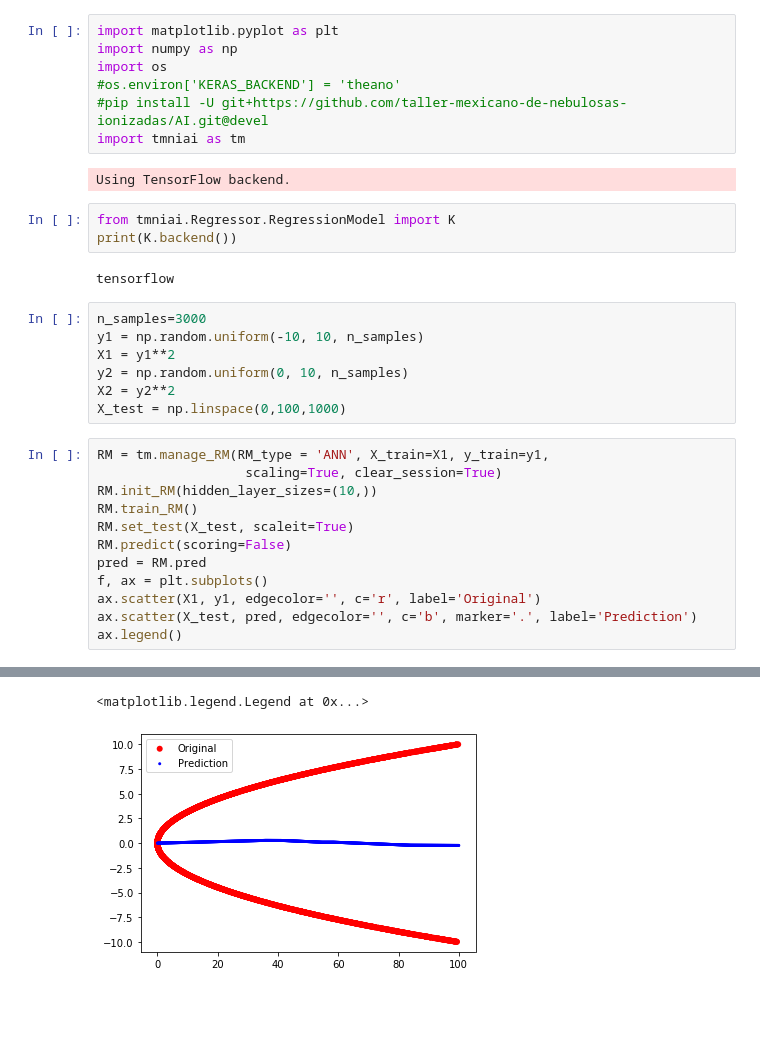
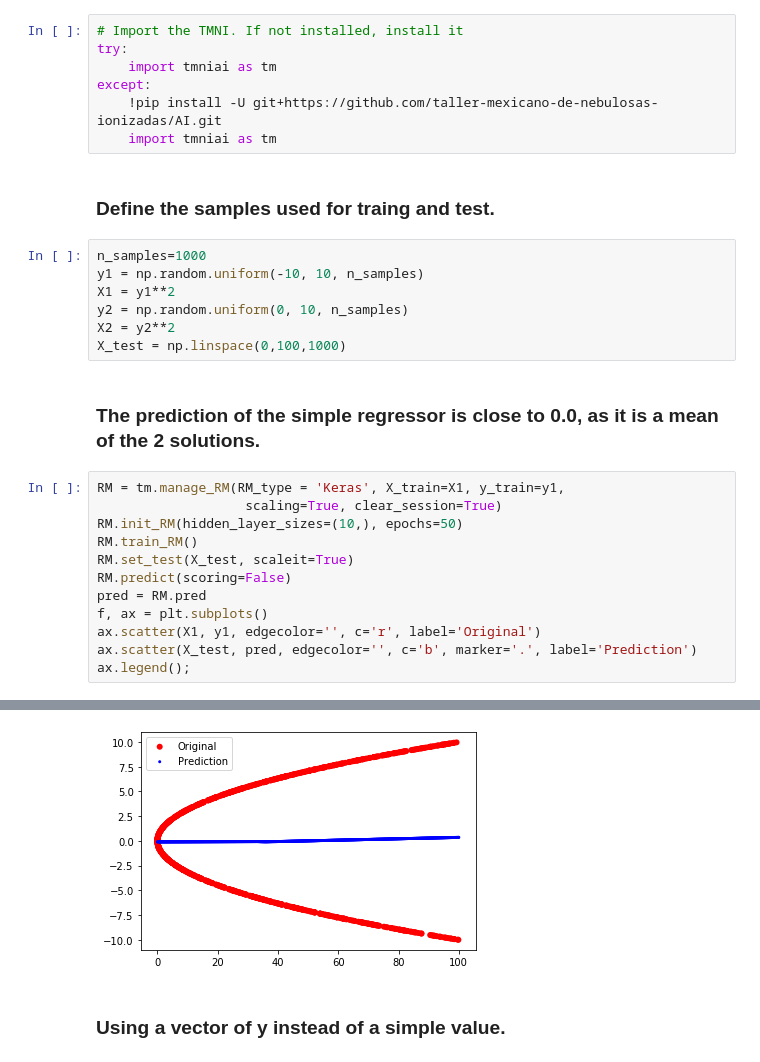
Before and after one commit to Morisset/AI4neb, a Jupyter notebook: docs/SquareDiscret.ipynb, the cells around one changed output, grey strips where cells are left out. Drawn from its saved outputs; the diff is of its cells as text; blank space fills up the shorter version.

```diff
--- a/docs/SquareDiscret.ipynb
+++ b/docs/SquareDiscret.ipynb
@@ -1,28 +19,25 @@
 # %%
-import matplotlib.pyplot as plt
-import numpy as np
-import os
-#os.environ['KERAS_BACKEND'] = 'theano'
-#pip install -U git+https://github.com/taller-mexicano-de-nebulosas-ionizadas/AI.git@devel
-import tmniai as tm
+# Import the TMNI. If not installed, install it
+try:
+    import tmniai as tm
+except:
+    !pip install -U git+https://github.com/taller-mexicano-de-nebulosas-ionizadas/AI.git
+    import tmniai as tm
-# %% [output]
-Using TensorFlow backend.
-# %%
-from tmniai.Regressor.RegressionModel import K
-print(K.backend())
-# %% [output]
-tensorflow
+# %% [markdown]
+### Define the samples used for traing and test.
 # %%
-n_samples=3000
+n_samples=1000
 y1 = np.random.uniform(-10, 10, n_samples)
 X1 = y1**2
 y2 = np.random.uniform(0, 10, n_samples)
 X2 = y2**2
 X_test = np.linspace(0,100,1000)
+# %% [markdown]
+### The prediction of the simple regressor is close to 0.0, as it is a mean of the 2 solutions.
 # %%
-RM = tm.manage_RM(RM_type = 'ANN', X_train=X1, y_train=y1,
+RM = tm.manage_RM(RM_type = 'Keras', X_train=X1, y_train=y1,
                    scaling=True, clear_session=True)
-RM.init_RM(hidden_layer_sizes=(10,))
+RM.init_RM(hidden_layer_sizes=(10,), epochs=50)
 RM.train_RM()
 RM.set_test(X_test, scaleit=True)
 RM.predict(scoring=False)
@@ -30,5 +45,5 @@ pred = RM.pred
 f, ax = plt.subplots()
 ax.scatter(X1, y1, edgecolor='', c='r', label='Original')
 ax.scatter(X_test, pred, edgecolor='', c='b', marker='.', label='Prediction')
-ax.legend()
+ax.legend();
 # %% [output]
@@ -41,2 +59,3 @@ W0913 15:48:34.427477 139930826512192 deprecation_wrapper.py:119] From /home/mor
-<matplotlib.legend.Legend at 0x...>
-[figure, old version]
+[figure, new version]
+# %% [markdown]
+### Using a vector of y instead of a simple value.
```
Also changed, not shown: parts of 27 cells of this notebook, 1 other file.
